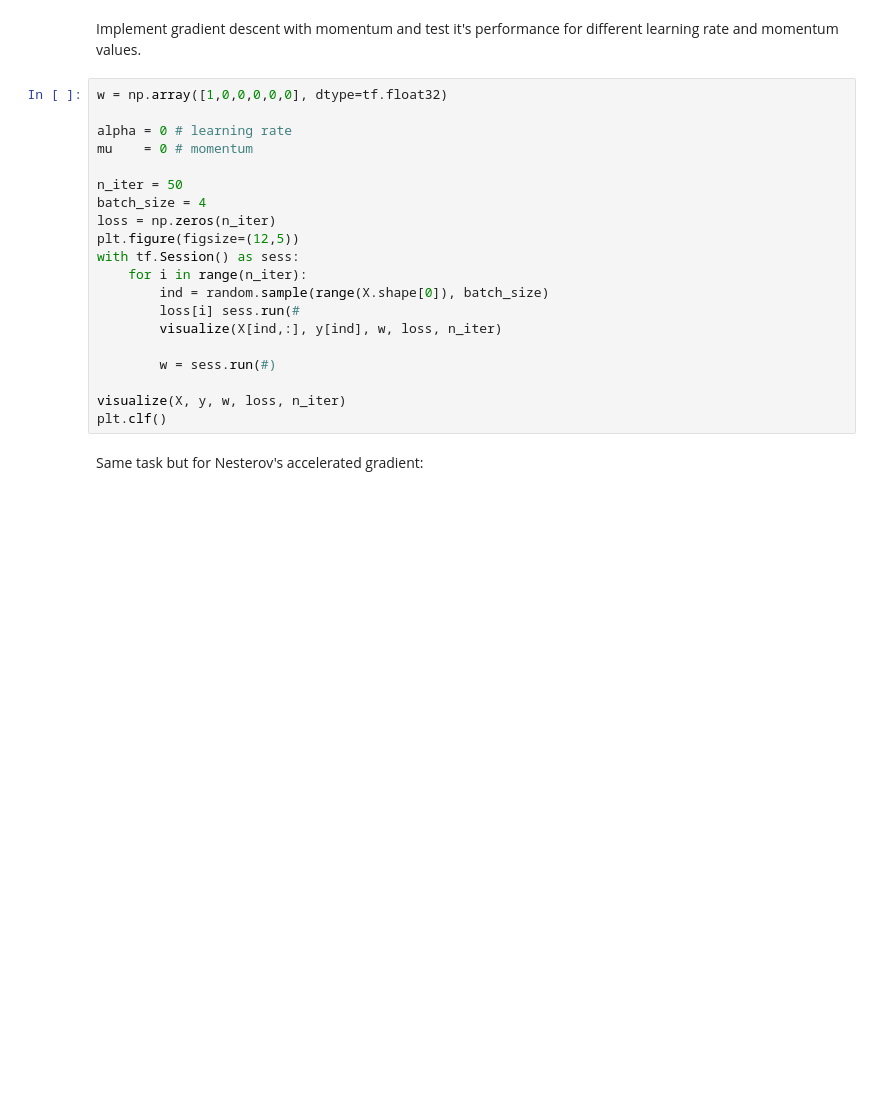
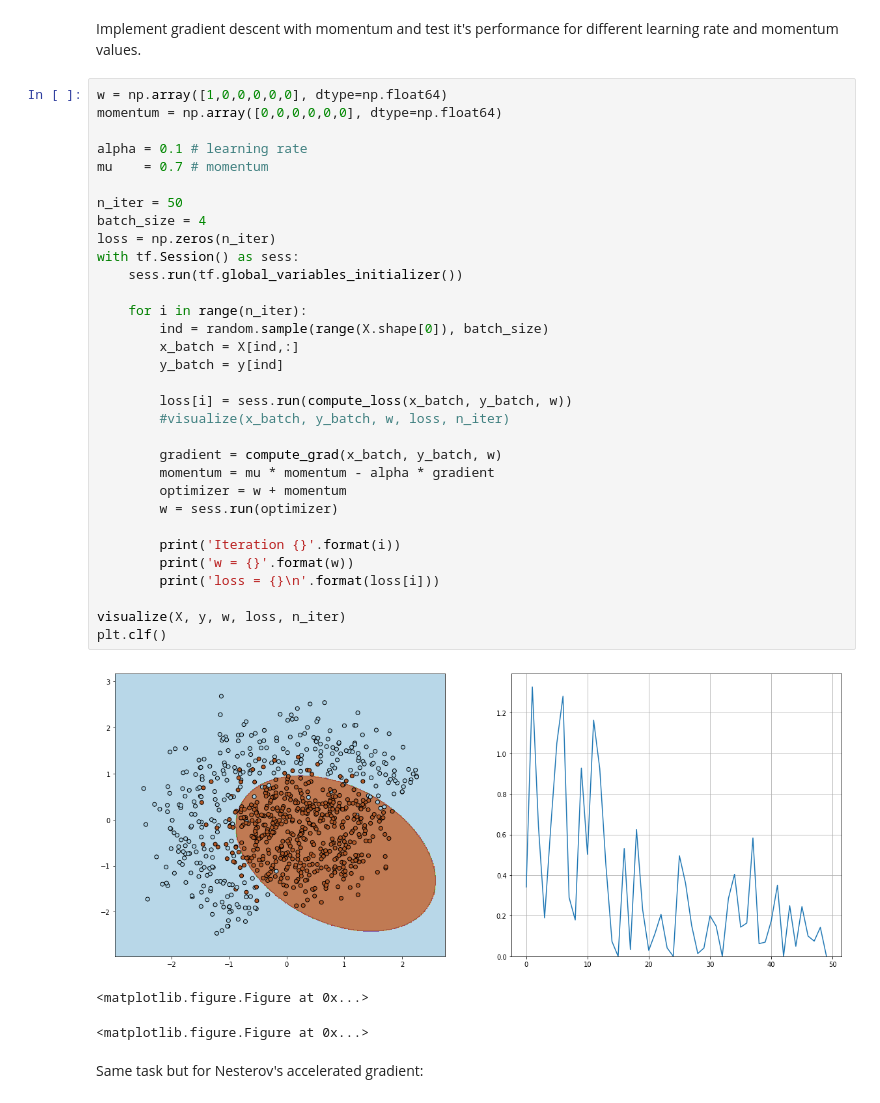
Before and after one commit to Rauf-Kurbanov/au_dl_course, a Jupyter notebook: seminar_2/task_1.ipynb, the cells around one changed output. Cells and saved outputs as stored; diff of their text form; blank space fills up the shorter version.

```diff
--- a/seminar_2/task_1.ipynb
+++ b/seminar_2/task_1.ipynb
@@ -128,25 +165,41 @@ plt.clf()
 # %% [markdown]
 Implement gradient descent with momentum and test it's performance for different learning rate and momentum values.
 # %%
-w = np.array([1,0,0,0,0,0], dtype=tf.float32)
+w = np.array([1,0,0,0,0,0], dtype=np.float64)
+momentum = np.array([0,0,0,0,0,0], dtype=np.float64)
 
-alpha = 0 # learning rate
-mu    = 0 # momentum
+alpha = 0.1 # learning rate
+mu    = 0.7 # momentum
 
 n_iter = 50
 batch_size = 4
 loss = np.zeros(n_iter)
-plt.figure(figsize=(12,5))
 with tf.Session() as sess:
+    sess.run(tf.global_variables_initializer())
+
     for i in range(n_iter):
         ind = random.sample(range(X.shape[0]), batch_size)
-        loss[i] sess.run(#
-        visualize(X[ind,:], y[ind], w, loss, n_iter)
+        x_batch = X[ind,:]
+        y_batch = y[ind]
 
-        w = sess.run(#)
+        loss[i] = sess.run(compute_loss(x_batch, y_batch, w))
+        #visualize(x_batch, y_batch, w, loss, n_iter)
+
+        gradient = compute_grad(x_batch, y_batch, w)
+        momentum = mu * momentum - alpha * gradient
+        optimizer = w + momentum
+        w = sess.run(optimizer)
+
+        print('Iteration {}'.format(i))
+        print('w = {}'.format(w))
+        print('loss = {}\n'.format(loss[i]))
 
 visualize(X, y, w, loss, n_iter)
 plt.clf()
+# %% [output]
+[figure, added]
+<matplotlib.figure.Figure at 0x...>
+<matplotlib.figure.Figure at 0x...>
 # %% [markdown]
 Same task but for Nesterov's accelerated gradient:
 # %%
```
Also changed, not shown: parts of 10 cells of this notebook.
